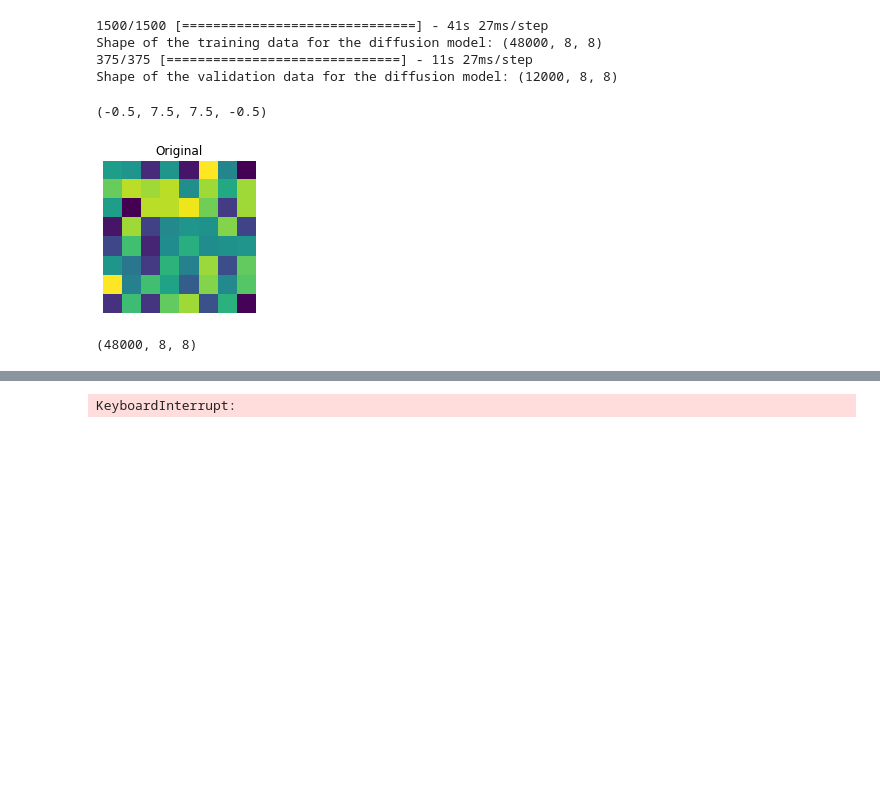
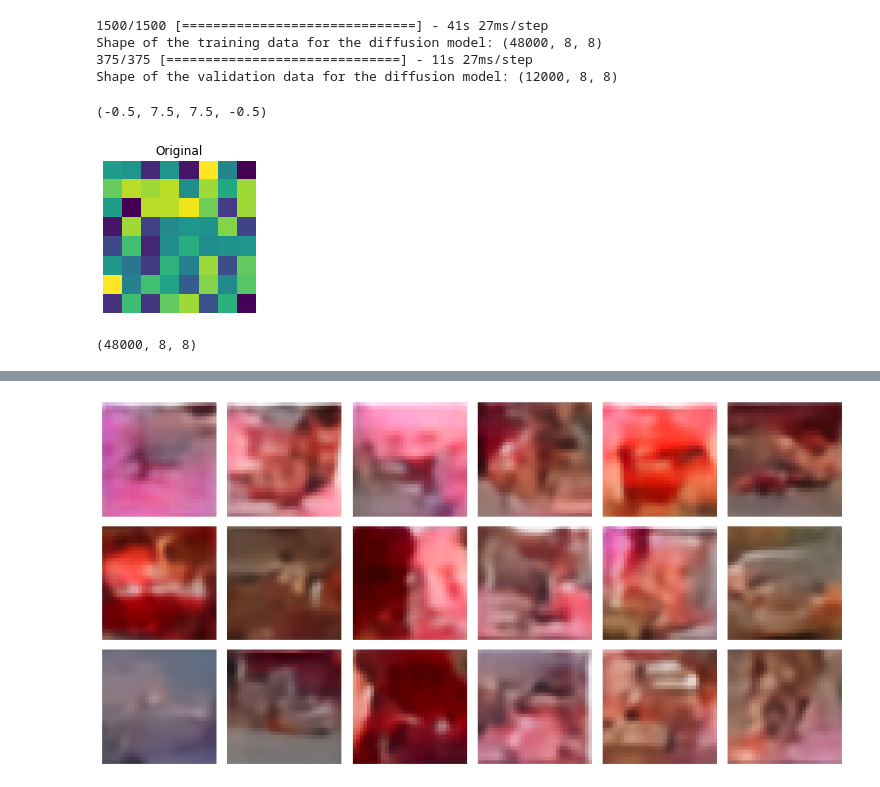
Before and after one commit to CereAle99/Synthetic_data, a Jupyter notebook: diffusion_network.ipynb, the cells around one changed output, grey strips where cells are left out. Cells and saved outputs as stored; diff of their text form; code cells hidden in the pictures; blank space fills up the shorter version.

```diff
--- a/diffusion_network.ipynb
+++ b/diffusion_network.ipynb
@@ -420,7 +457,7 @@ training_codebook.shape
 
 # data
 dataset_repetitions = 1
-num_epochs = 60  # train for at least 50 epochs for good results
+num_epochs = 150  # train for at least 50 epochs for good results
 image_size = 8
 # KID = Kernel Inception Distance, see related section
 kid_image_size = 75
@@ -705,7 +742,7 @@ class DiffusionModel(keras.Model):
         # denormalized image -> decoded image
         generated_images = self.quantizer(generated_images, training=False)
         generated_images = self.decoder(generated_images, training=False)
-        return initial_noise, generated_images
+        return generated_images
 
     def train_step(self, images):
         # encode the images from the vqvae model
@@ -795,7 +832,7 @@ class DiffusionModel(keras.Model):
 
     def plot_images(self, epoch=None, logs=None, num_rows=3, num_cols=6):
         # plot random generated images for visual evaluation of generation quality
-        initial_noise, generated_images = self.generate(
+        generated_images = self.generate(
             num_images=num_rows * num_cols,
             diffusion_steps=plot_diffusion_steps,
         )
@@ -811,16 +848,7 @@ class DiffusionModel(keras.Model):
         plt.show()
         plt.close()
 
-        plt.figure(figsize=(num_cols * 2.0, num_rows * 2.0))
-        for row in range(num_rows):
-            for col in range(num_cols):
-                index = row * num_cols + col
-                plt.subplot(num_rows, num_cols, index + 1)
-                plt.imshow(initial_noise[index])
-                plt.axis("off")
-        plt.tight_layout()
-        plt.show()
-        plt.close()
+
 
 
 
@@ -854,6 +882,7 @@ checkpoint_callback = tf.keras.callbacks.ModelCheckpoint(
 model.normalizer.adapt(train_dataset)
 
 # run training and plot generated images periodically
+'''
 model.fit(
     train_dataset,
     epochs=num_epochs,
@@ -863,7 +892,7 @@ model.fit(
         checkpoint_callback,
     ],
 )
-
+'''
 # INFERENCE
 
 # load the best model and generate images
@@ -874,4 +911,4 @@ Epoch 1/60
-KeyboardInterrupt:
+[figure, added]
 # %%
 generated_images = model.generate(
             num_images=1,
```
Also changed, not shown: parts of 9 cells of this notebook.
